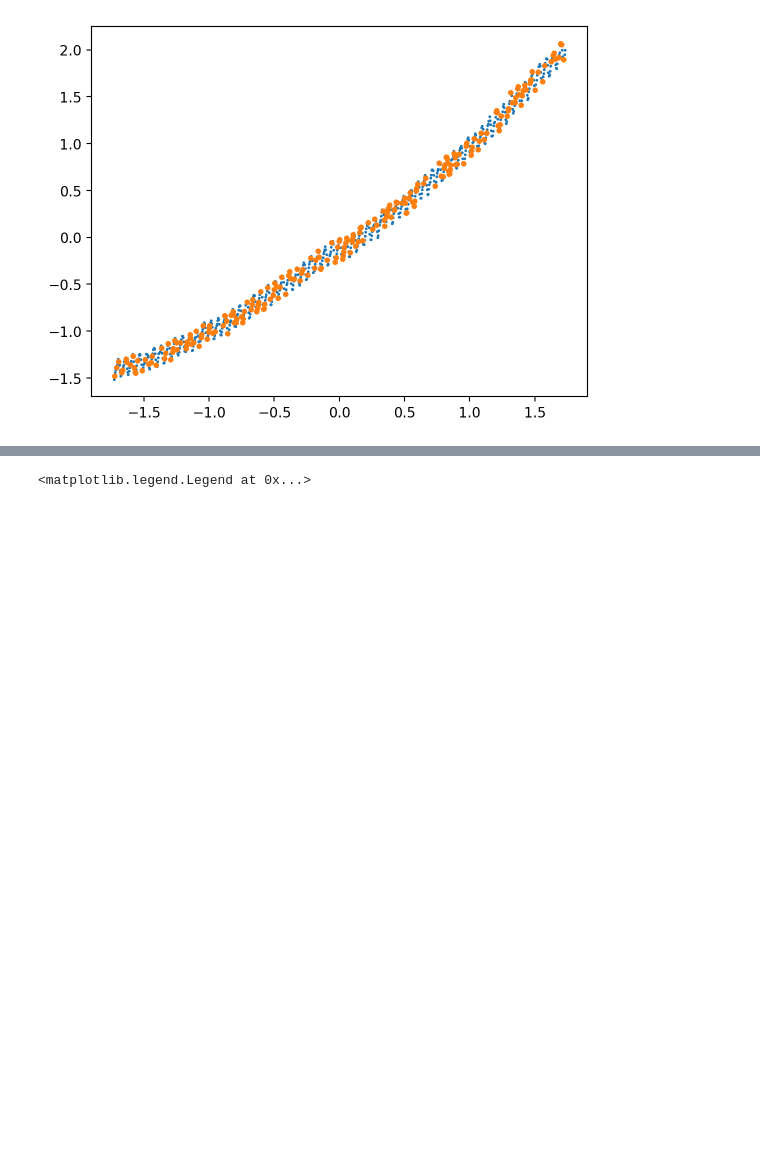
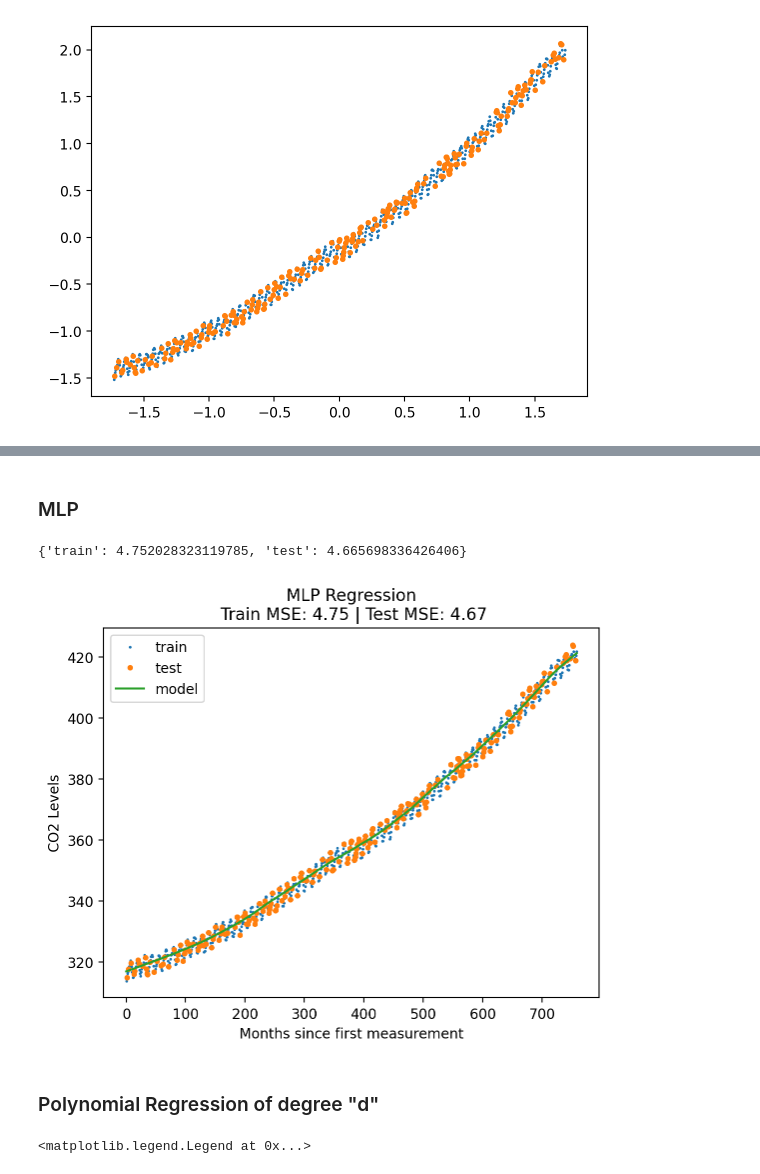
Before and after one commit to nipunbatra/ml-teaching, a Jupyter notebook: notebooks/basis.ipynb, the cells around one changed output, grey strips where cells are left out. Saved outputs shown, nothing was run; the diff lists cells and outputs as text; code cells hidden in the pictures; blank space fills up the shorter version.

Commit message:
mlp and polynomial added

```diff
--- a/notebooks/basis.ipynb
+++ b/notebooks/basis.ipynb
@@ -119,29 +121,26 @@ X_lin_1d = np.linspace(X_norm.min(), X_norm.max(), 100).reshape(-1, 1)
 # %%
-### Model 1: Vanilla Linear Regression
-
 def plot_fit_predict(model, X_norm_train, y_norm_train, X_norm_test, y_norm_test, X_lin, title, plot=True):
     model.fit(X_norm_train, y_norm_train)
 
-    y_hat_train = model.predict(X_norm_train)
-    y_hat_test = model.predict(X_norm_test)
+    y_hat_train = model.predict(X_norm_train).reshape(-1, 1)
+    y_hat_test = model.predict(X_norm_test).reshape(-1, 1)
 
     # Transform back to original scale
     y_hat_train = s2.inverse_transform(y_hat_train)
     y_hat_test = s2.inverse_transform(y_hat_test)
 
-    y_hat_lin = s2.inverse_transform(model.predict(X_lin))
+    y_hat_lin = s2.inverse_transform(model.predict(X_lin).reshape(-1, 1))
 
     errors[title] = {"train": mean_squared_error(y_train, y_hat_train),
                      "test": mean_squared_error(y_test, y_hat_test)}
 
     if plot:
-        plt.plot(X_train, y_train, 'o', label='train',markersize=1)
+        plt.plot(X_train, y_train, 'o', label='train', markersize=1)
         plt.plot(X_test, y_test, 'o', label='test', ms=3)
         plt.plot(s1.inverse_transform(X_lin_1d), y_hat_lin, label='model')
         plt.xlabel('Months since first measurement')
         plt.ylabel('CO2 Levels')
         plt.legend()
-
         plt.title('{}\n Train MSE: {:.2f} | Test MSE: {:.2f}'.format(title, errors[title]["train"], errors[title]["test"]))
 
     return errors[title]
@@ -153,2 +152,14 @@ plot_fit_predict(model, X_norm_train, y_norm_train, X_norm_test, y_norm_test, X_
 [figure]
+# %% [markdown]
+### MLP
+# %%
+# use sk-learn for MLP
+mlp_model = MLPRegressor(hidden_layer_sizes=[128, 256, 512, 256, 128], max_iter = 10000)
+
+plot_fit_predict(mlp_model, X_norm_train, y_norm_train, X_norm_test, y_norm_test, X_lin_1d, "MLP Regression")
+# %% [output]
+{'train': 4.752028323119785, 'test': 4.665698336426406}
+[figure, added]
+# %% [markdown]
+### Polynomial Regression of degree "d"
 # %%
```
Also changed, not shown: parts of 15 cells of this notebook.
